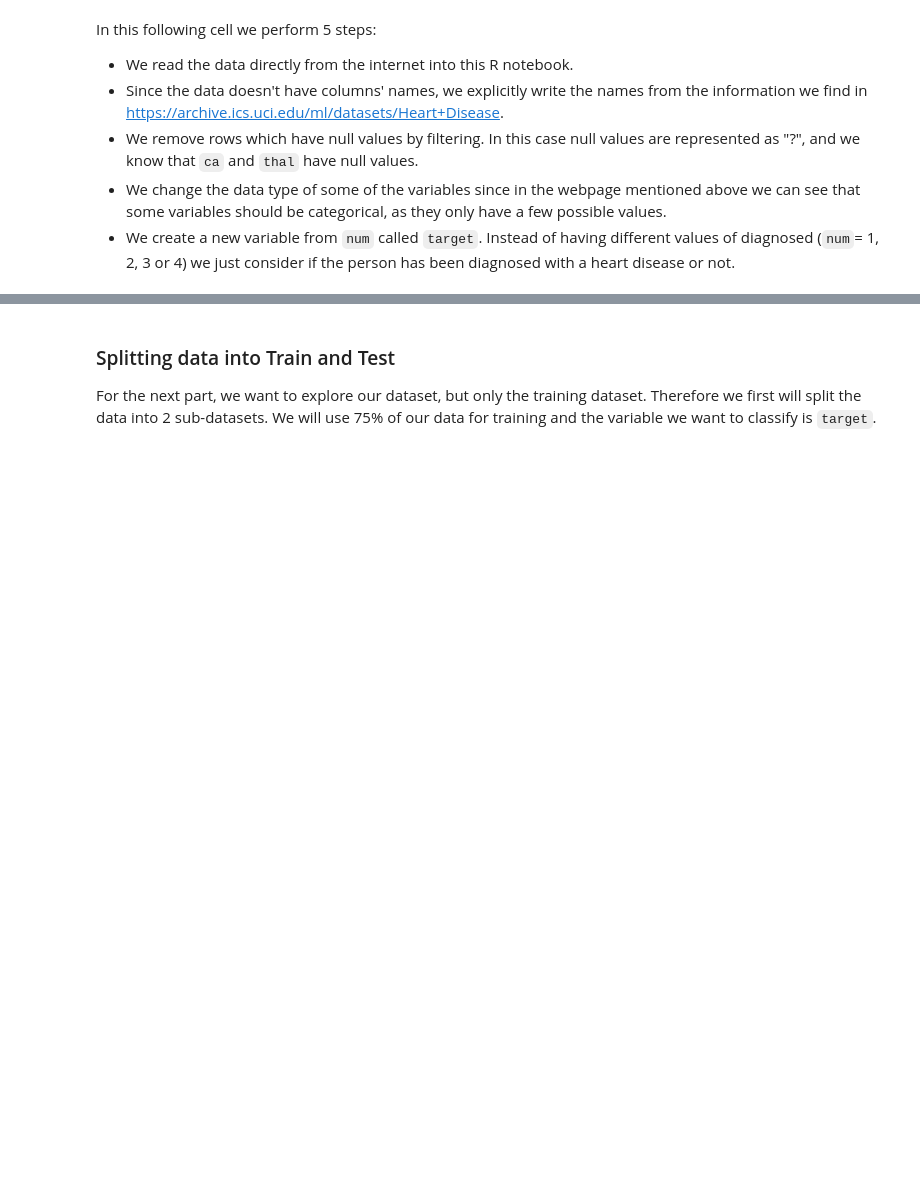
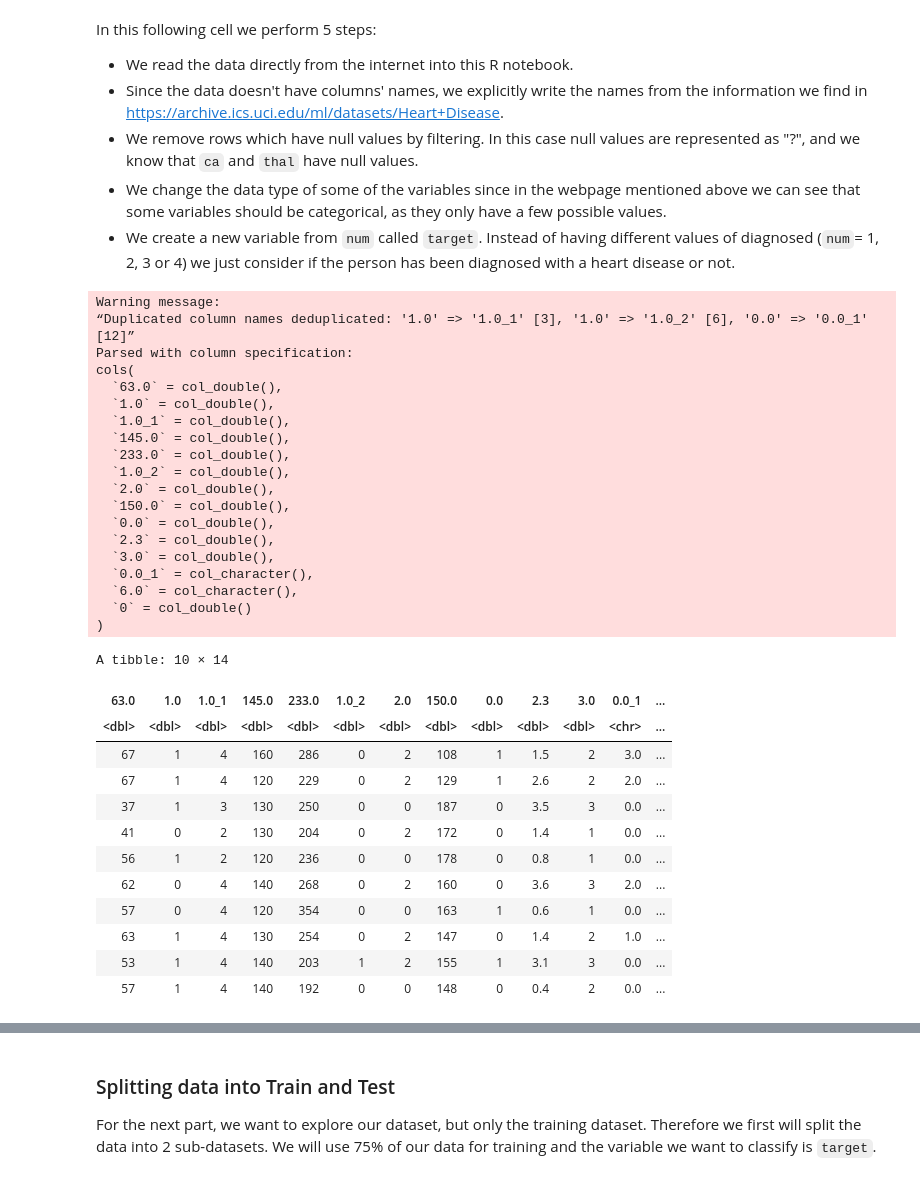
Before and after one commit to karrious/dsci-group-project-8, a Jupyter notebook: project_proposal.ipynb, the cells around one changed output, grey strips where cells are left out. Saved outputs shown, nothing was run; the diff lists cells and outputs as text; code cells hidden in the pictures; blank space fills up the shorter version.

Commit message:
V_7
add the original dataset, change the description of training data summary table

```diff
--- a/project_proposal.ipynb
+++ b/project_proposal.ipynb
@@ -78,4 +60,41 @@ In this following cell we perform 5 steps:
 * We remove rows which have null values by filtering. In this case null values are represented as "?", and we know that `ca` and `thal` have null values.
 * We change the data type of some of the variables since in the webpage mentioned above we can see that some variables should be categorical, as they only have a few possible values.
 * We create a new variable from `num` called `target`. Instead of having different values of diagnosed (`num`= 1, 2, 3 or 4) we just consider if the person has been diagnosed with a heart disease or not.
+# %%
+url = "https://archive.ics.uci.edu/ml/machine-learning-databases/heart-disease/processed.cleveland.data"
+data_original <- read_csv(url)
+head(data_original, 10)
+# %% [output]
+Warning message:
+“Duplicated column names deduplicated: '1.0' => '1.0_1' [3], '1.0' => '1.0_2' [6], '0.0' => '0.0_1' [12]”
+Parsed with column specification:
+cols(
+  `63.0` = col_double(),
+  `1.0` = col_double(),
+  `1.0_1` = col_double(),
+  `145.0` = col_double(),
+  `233.0` = col_double(),
+  `1.0_2` = col_double(),
+  `2.0` = col_double(),
+  `150.0` = col_double(),
+  `0.0` = col_double(),
+  `2.3` = col_double(),
+  `3.0` = col_double(),
+  `0.0_1` = col_character(),
+  `6.0` = col_character(),
+  `0` = col_double()
+)
+A tibble: 10 × 14
+| 63.0 | 1.0 | 1.0_1 | 145.0 | 233.0 | 1.0_2 | 2.0 | 150.0 | 0.0 | 2.3 | 3.0 | 0.0_1 | ... |
+| <dbl> | <dbl> | <dbl> | <dbl> | <dbl> | <dbl> | <dbl> | <dbl> | <dbl> | <dbl> | <dbl> | <chr> | ... |
+| 67 | 1 | 4 | 160 | 286 | 0 | 2 | 108 | 1 | 1.5 | 2 | 3.0 | ... |
+| 67 | 1 | 4 | 120 | 229 | 0 | 2 | 129 | 1 | 2.6 | 2 | 2.0 | ... |
+| 37 | 1 | 3 | 130 | 250 | 0 | 0 | 187 | 0 | 3.5 | 3 | 0.0 | ... |
+| 41 | 0 | 2 | 130 | 204 | 0 | 2 | 172 | 0 | 1.4 | 1 | 0.0 | ... |
+| 56 | 1 | 2 | 120 | 236 | 0 | 0 | 178 | 0 | 0.8 | 1 | 0.0 | ... |
+| 62 | 0 | 4 | 140 | 268 | 0 | 2 | 160 | 0 | 3.6 | 3 | 2.0 | ... |
+| 57 | 0 | 4 | 120 | 354 | 0 | 0 | 163 | 1 | 0.6 | 1 | 0.0 | ... |
+| 63 | 1 | 4 | 130 | 254 | 0 | 2 | 147 | 0 | 1.4 | 2 | 1.0 | ... |
+| 53 | 1 | 4 | 140 | 203 | 1 | 2 | 155 | 1 | 3.1 | 3 | 0.0 | ... |
+| 57 | 1 | 4 | 140 | 192 | 0 | 0 | 148 | 0 | 0.4 | 2 | 0.0 | ... |
 # %%
```
Also changed, not shown: parts of 8 cells of this notebook.
